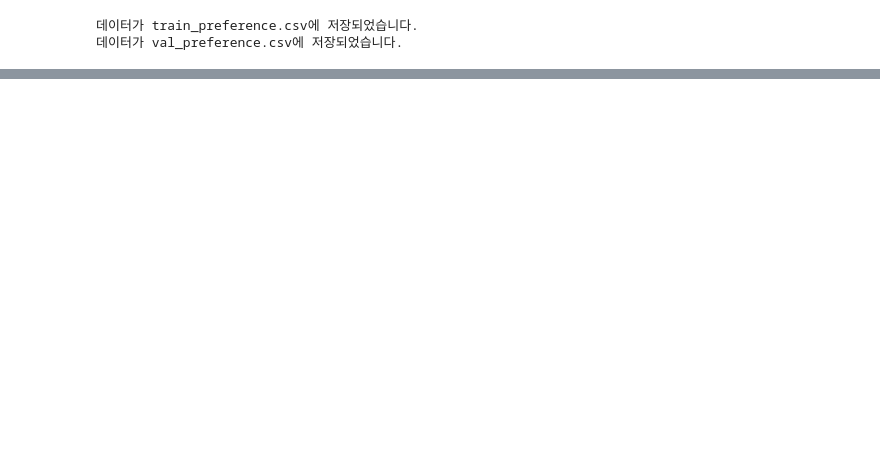
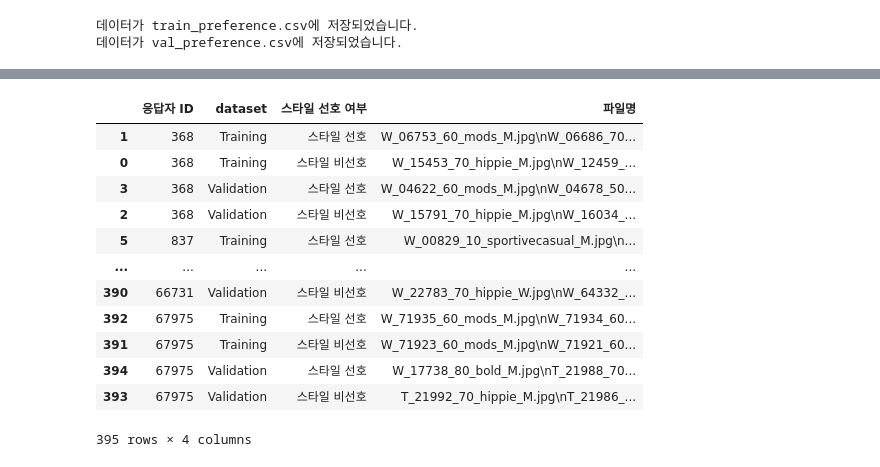
Before and after one commit to editdiary/DCC, a Jupyter notebook: Mission2/mission2-2.ipynb, the cells around one changed output, grey strips where cells are left out. Drawn from its saved outputs; the diff is of its cells as text; code cells hidden in the pictures; blank space fills up the shorter version.

```diff
--- a/Mission2/mission2-2.ipynb
+++ b/Mission2/mission2-2.ipynb
@@ -175,0 +173,16 @@ df_top_100 = df_all.loc[top_100_ids].sort_values(by='응답자 ID', ascending=Fa
+# %%
+grouped
+# %% [output]
+|  | 응답자 ID | dataset | 스타일 선호 여부 | 파일명 |
+| 1 | 368 | Training | 스타일 선호 | W_06753_60_mods_M.jpg\nW_06686_70... |
+| 0 | 368 | Training | 스타일 비선호 | W_15453_70_hippie_M.jpg\nW_12459_... |
+| 3 | 368 | Validation | 스타일 선호 | W_04622_60_mods_M.jpg\nW_04678_50... |
+| 2 | 368 | Validation | 스타일 비선호 | W_15791_70_hippie_M.jpg\nW_16034_... |
+| 5 | 837 | Training | 스타일 선호 | W_00829_10_sportivecasual_M.jpg\n... |
+| ... | ... | ... | ... | ... |
+| 390 | 66731 | Validation | 스타일 비선호 | W_22783_70_hippie_W.jpg\nW_64332_... |
+| 392 | 67975 | Training | 스타일 선호 | W_71935_60_mods_M.jpg\nW_71934_60... |
+| 391 | 67975 | Training | 스타일 비선호 | W_71923_60_mods_M.jpg\nW_71921_60... |
+| 394 | 67975 | Validation | 스타일 선호 | W_17738_80_bold_M.jpg\nT_21988_70... |
+| 393 | 67975 | Validation | 스타일 비선호 | T_21992_70_hippie_M.jpg\nT_21986_... |
+395 rows × 4 columns
```
Also changed, not shown: parts of 25 cells of this notebook, 3 other files.
